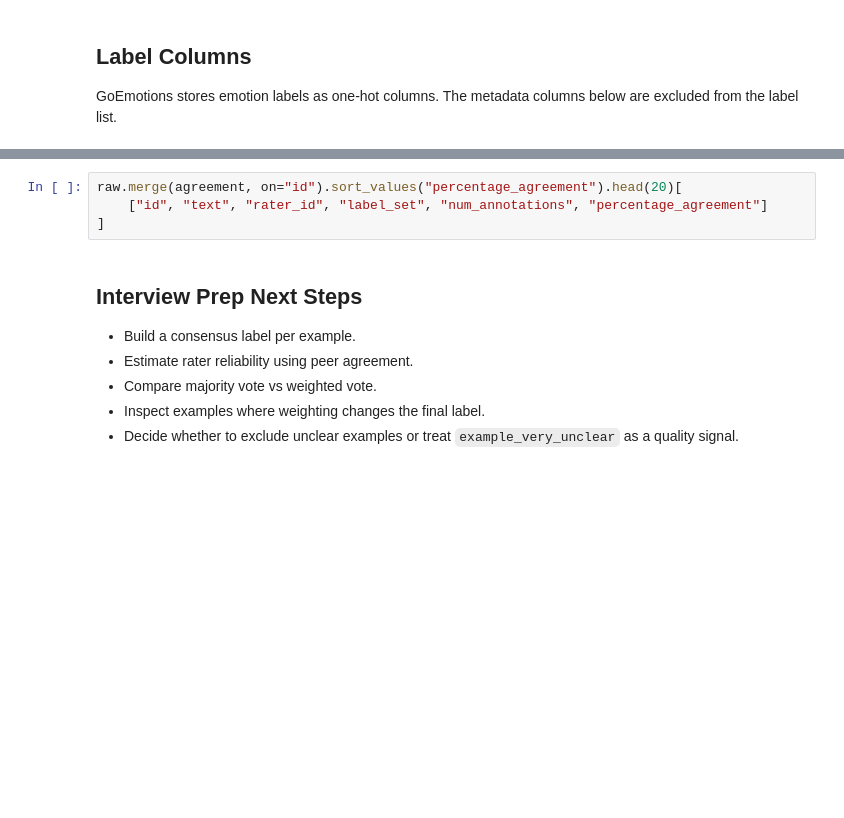
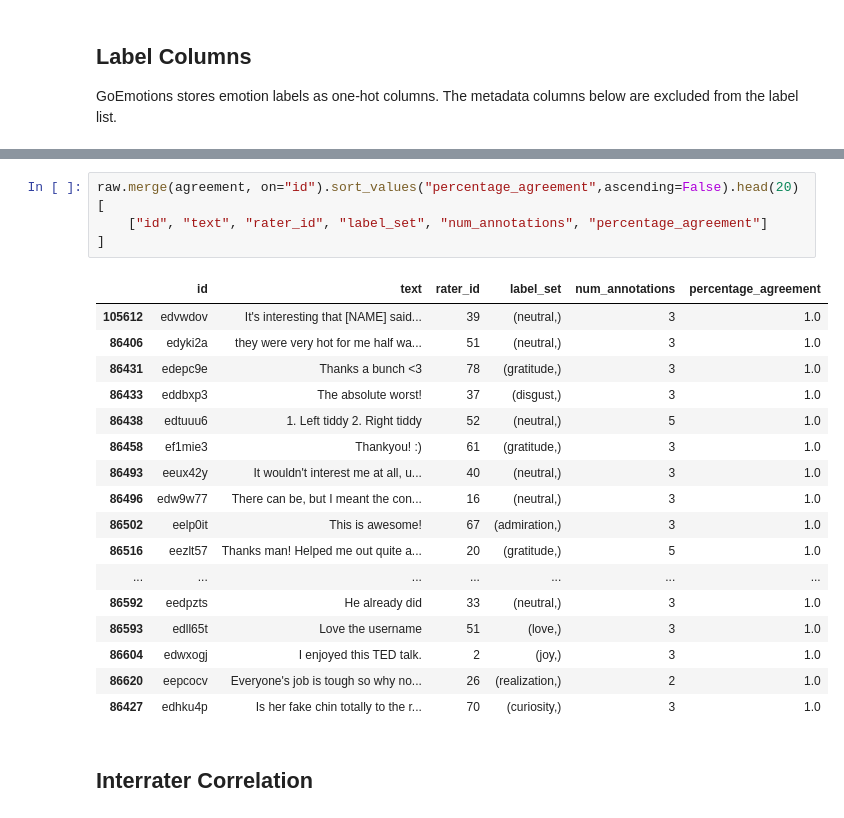
Before and after one commit to amymapsmith/go-emotions-explore, a Jupyter notebook: notebooks/go_emotions_explore.ipynb, the cells around one changed output, grey strips where cells are left out. Saved outputs shown, nothing was run; the diff lists cells and outputs as text; blank space fills up the shorter version.

```diff
--- a/notebooks/go_emotions_explore.ipynb
+++ b/notebooks/go_emotions_explore.ipynb
@@ -138,12 +319,24 @@ agreement.describe()
 # %%
-raw.merge(agreement, on="id").sort_values("percentage_agreement").head(20)[
+raw.merge(agreement, on="id").sort_values("percentage_agreement",ascending=False).head(20)[
     ["id", "text", "rater_id", "label_set", "num_annotations", "percentage_agreement"]
 ]
+# %% [output]
+|  | id | text | rater_id | label_set | num_annotations | percentage_agreement |
+| 105612 | edvwdov | It's interesting that [NAME] said... | 39 | (neutral,) | 3 | 1.0 |
+| 86406 | edyki2a | they were very hot for me half wa... | 51 | (neutral,) | 3 | 1.0 |
+| 86431 | edepc9e | Thanks a bunch <3 | 78 | (gratitude,) | 3 | 1.0 |
+| 86433 | eddbxp3 | The absolute worst! | 37 | (disgust,) | 3 | 1.0 |
+| 86438 | edtuuu6 | 1. Left tiddy 2. Right tiddy | 52 | (neutral,) | 5 | 1.0 |
+| 86458 | ef1mie3 | Thankyou! :) | 61 | (gratitude,) | 3 | 1.0 |
+| 86493 | eeux42y | It wouldn't interest me at all, u... | 40 | (neutral,) | 3 | 1.0 |
+| 86496 | edw9w77 | There can be, but I meant the con... | 16 | (neutral,) | 3 | 1.0 |
+| 86502 | eelp0it | This is awesome! | 67 | (admiration,) | 3 | 1.0 |
+| 86516 | eezlt57 | Thanks man! Helped me out quite a... | 20 | (gratitude,) | 5 | 1.0 |
+| ... | ... | ... | ... | ... | ... | ... |
+| 86592 | eedpzts | He already did | 33 | (neutral,) | 3 | 1.0 |
+| 86593 | edll65t | Love the username | 51 | (love,) | 3 | 1.0 |
+| 86604 | edwxogj | I enjoyed this TED talk. | 2 | (joy,) | 3 | 1.0 |
+| 86620 | eepcocv | Everyone's job is tough so why no... | 26 | (realization,) | 2 | 1.0 |
+| 86427 | edhku4p | Is her fake chin totally to the r... | 70 | (curiosity,) | 3 | 1.0 |
-# %% [markdown]
-## Interview Prep Next Steps
-
-- Build a consensus label per example.
-- Estimate rater reliability using peer agreement.
-- Compare majority vote vs weighted vote.
-- Inspect examples where weighting changes the final label.
-- Decide whether to exclude unclear examples or treat `example_very_unclear` as a quality signal.
+# %% [markdown]
+## Interrater Correlation
```
Also changed, not shown: parts of 38 cells of this notebook.
